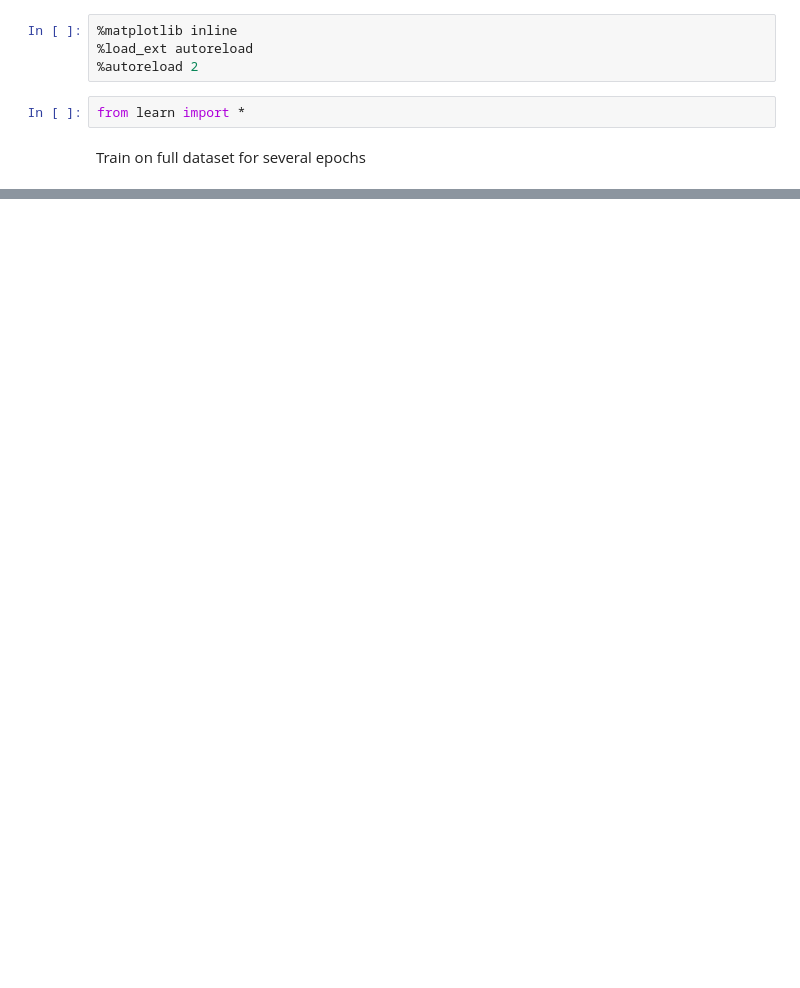
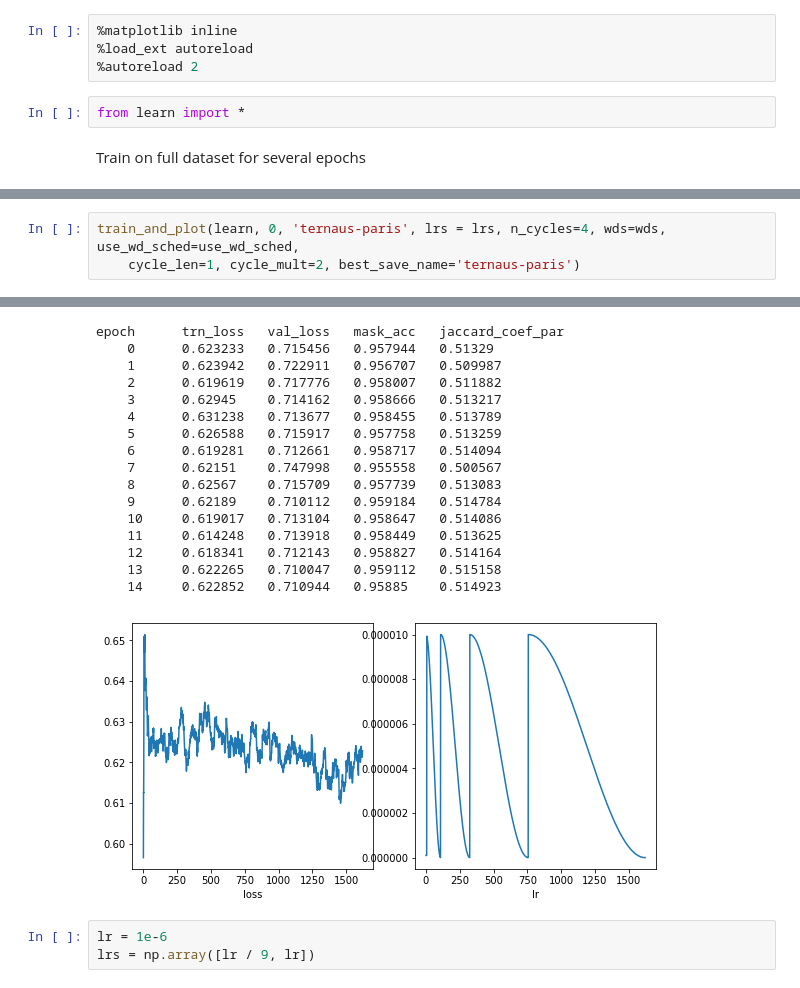
Before and after one commit to Twofyw/building-detection-challenge, a Jupyter notebook: ternausnet-paris.ipynb, the cells around one changed output, grey strips where cells are left out. Saved outputs shown, nothing was run; the diff lists cells and outputs as text; blank space fills up the shorter version.

```diff
--- a/ternausnet-paris.ipynb
+++ b/ternausnet-paris.ipynb
@@ -19,0 +59,4 @@ If you're reading this message in another frontend (for example, a static render
+# %%
+train_and_plot(learn, 0, 'ternaus-paris', lrs = lrs, n_cycles=4, wds=wds, use_wd_sched=use_wd_sched,
+    cycle_len=1, cycle_mult=2, best_save_name='ternaus-paris')
+# %% [output]
@@ -19,0 +64,20 @@ If you're reading this message in another frontend (for example, a static render
+epoch      trn_loss   val_loss   mask_acc   jaccard_coef_par
+    0      0.623233   0.715456   0.957944   0.51329
+    1      0.623942   0.722911   0.956707   0.509987
+    2      0.619619   0.717776   0.958007   0.511882
+    3      0.62945    0.714162   0.958666   0.513217
+    4      0.631238   0.713677   0.958455   0.513789
+    5      0.626588   0.715917   0.957758   0.513259
+    6      0.619281   0.712661   0.958717   0.514094
+    7      0.62151    0.747998   0.955558   0.500567
+    8      0.62567    0.715709   0.957739   0.513083
+    9      0.62189    0.710112   0.959184   0.514784
+    10     0.619017   0.713104   0.958647   0.514086
+    11     0.614248   0.713918   0.958449   0.513625
+    12     0.618341   0.712143   0.958827   0.514164
+    13     0.622265   0.710047   0.959112   0.515158
+    14     0.622852   0.710944   0.95885    0.514923
+[figure, added]
+# %%
+lr = 1e-6
+lrs = np.array([lr / 9, lr])
```
Also changed, not shown: parts of 9 cells of this notebook, 12 other files.
